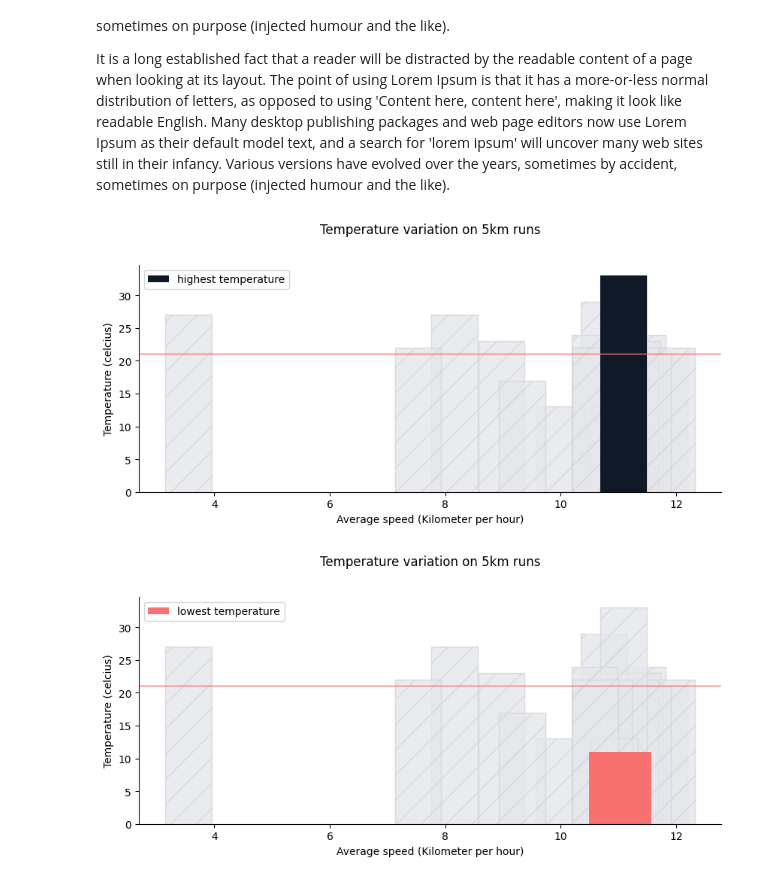
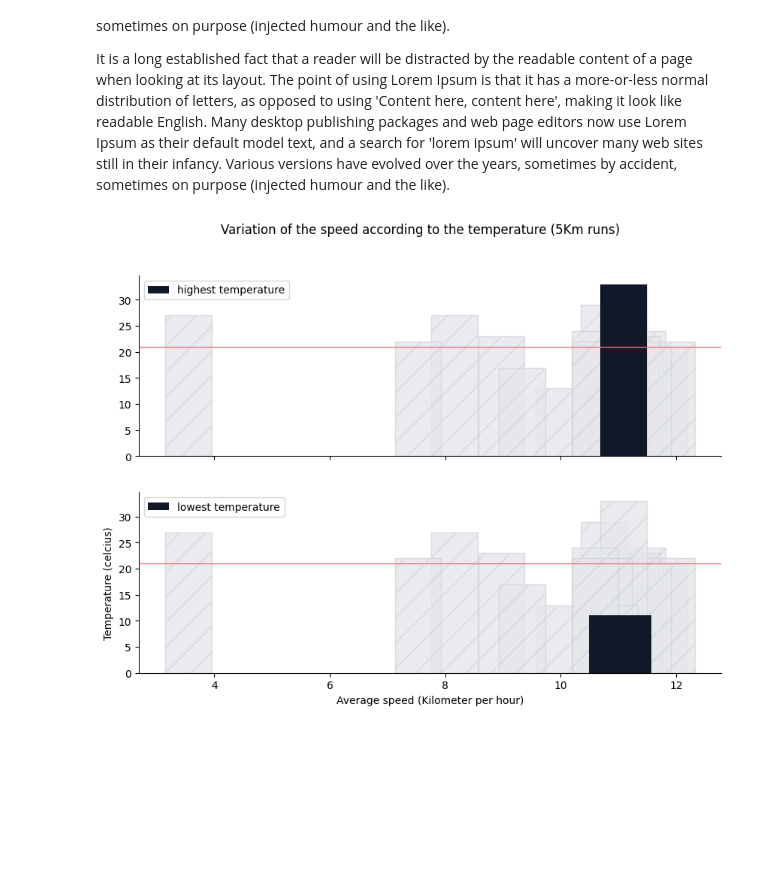
Before and after one commit to bernard-ng/running-visualization, a Jupyter notebook: running_data_visualization.ipynb, the cells around one changed output. Saved outputs shown, nothing was run; the diff lists cells and outputs as text; code cells hidden in the pictures; blank space fills up the shorter version.

```diff
--- a/running_data_visualization.ipynb
+++ b/running_data_visualization.ipynb
@@ -422,58 +441,46 @@ minimum = temperature_df['temperature'].min()
 maximum = temperature_df['temperature'].max()
 average = temperature_df['temperature'].mean()
 
-fig, ax = plt.subplots(figsize=(10, 4), dpi=100)
-plt.title("Temperature variation on 5km runs")
+fig, axs = plt.subplots(2, figsize=(10, 7), dpi=100, sharex=True, sharey=True)
+fig.suptitle("Variation of the speed according to the temperature (5Km runs)")
 plt.rcParams['axes.titlepad'] = 30
-ax.spines['right'].set_visible(False)
-ax.spines['top'].set_visible(False)
 plt.xlabel("Average speed (Kilometer per hour)")
 plt.ylabel("Temperature (celcius)")
 
-ax.axhline(average, color=colors['red'][400], linewidth=1)
-
-ax.bar(
+axs[0].bar(
     temperature_df['average_speed'],
     temperature_df['temperature'],
     color=colors['gray'][200],
     hatch="/",
     edgecolor=colors['gray'][300],
     alpha=0.8
 );
-ax.bar(
+axs[0].bar(
     temperature_df['average_speed'][temperature_df['temperature'] == maximum],
     maximum,
     color=colors['gray'][900],
     label="highest temperature",
 )
-ax.legend();
-plt.show();
 
-
-fig, ax = plt.subplots(figsize=(10, 4), dpi=100)
-plt.title("Temperature variation on 5km runs")
-plt.rcParams['axes.titlepad'] = 30
-ax.spines['right'].set_visible(False)
-ax.spines['top'].set_visible(False)
-plt.xlabel("Average speed (Kilometer per hour)")
-plt.ylabel("Temperature (celcius)")
-
-ax.axhline(average, color=colors['red'][400], linewidth=1)
-ax.bar(
+axs[1].bar(
     temperature_df['average_speed'],
     temperature_df['temperature'],
     color=colors['gray'][200],
     hatch="/",
     edgecolor=colors['gray'][300],
     alpha=0.8
 );
-ax.bar(
+axs[1].bar(
     temperature_df['average_speed'][temperature_df['temperature'] == minimum],
     minimum,
-    color=colors['red'][400],
+    color=colors['gray'][900],
     label="lowest temperature",
 );
-ax.legend();
+
+for ax in axs:
+    ax.spines['right'].set_visible(False)
+    ax.spines['top'].set_visible(False)
+    ax.axhline(average, color=colors['red'][400], linewidth=1)
+    ax.legend();
 # %% [output]
-[figure, old version]
+[figure, new version]
-[figure, removed]
```
Also changed, not shown: parts of 5 cells of this notebook.
